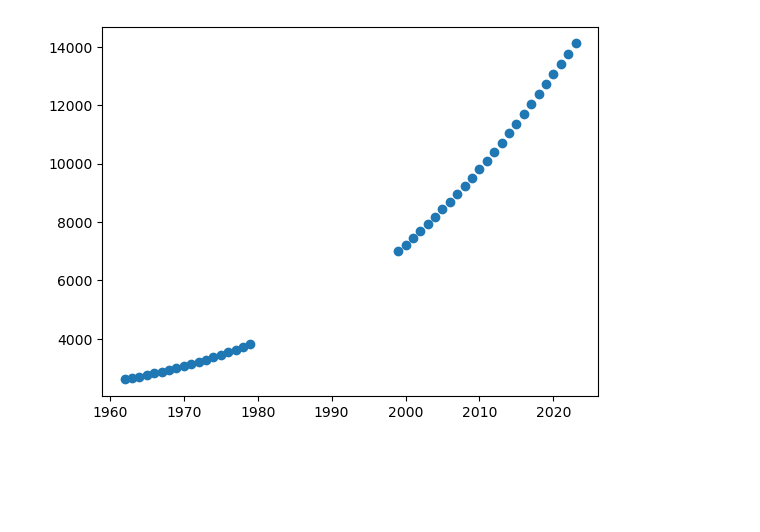
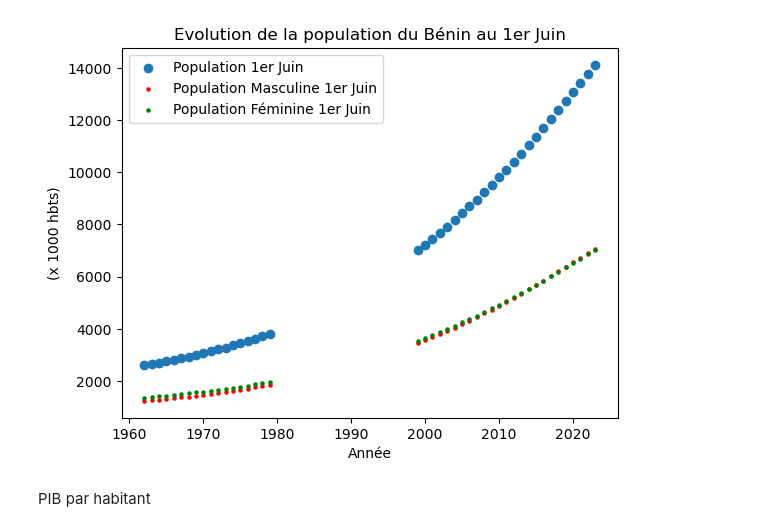
Before and after one commit to FidTCHANDO/ANIP_Challenge1, a Jupyter notebook: Tache_2_Tchando_SikaFidele_Notebook_JJMM.ipynb, the cells around one changed output. Cells and saved outputs as stored; diff of their text form; code cells hidden in the pictures; blank space fills up the shorter version.

```diff
--- a/Tache_2_Tchando_SikaFidele_Notebook_JJMM.ipynb
+++ b/Tache_2_Tchando_SikaFidele_Notebook_JJMM.ipynb
@@ -69,6 +61,13 @@ nuage_de_points(x = "Année",y="Population 1er Juin", donnees=benin_df)
 # %%
 plt.scatter(x = "Année", y="Population 1er Juin", data=benin_df)
-plt.scatter()
+plt.scatter("Année", "Population Masculine 1er Juin", data=benin_df, c = "red", s = 5)
+plt.scatter("Année", "Population Féminine 1er Juin", data=benin_df, c = "green", s = 5)
+plt.title("Evolution de la population du Bénin au 1er Juin")
+plt.xlabel("Année")
+plt.ylabel("(x 1000 hbts)")
+plt.legend()
 plt.show()
 # %% [output]
-[figure, old version]
+[figure, new version]
+# %% [markdown]
+PIB par habitant
```
Also changed, not shown: parts of 11 cells of this notebook.
